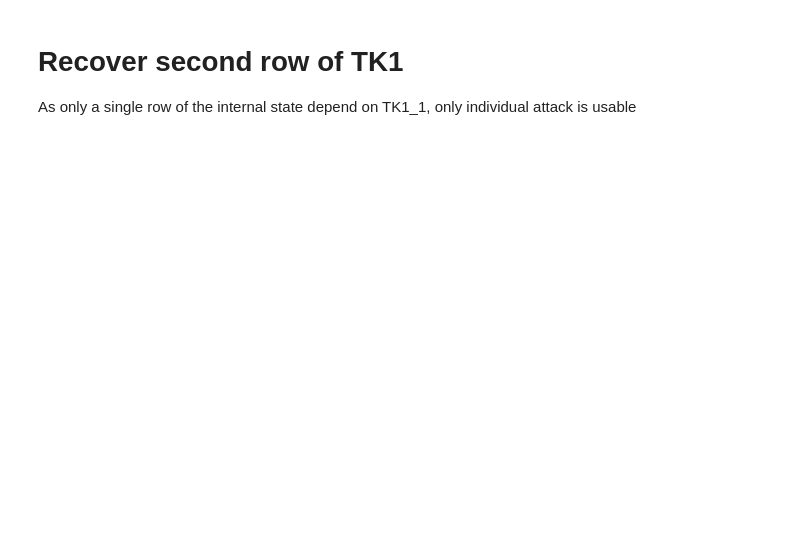
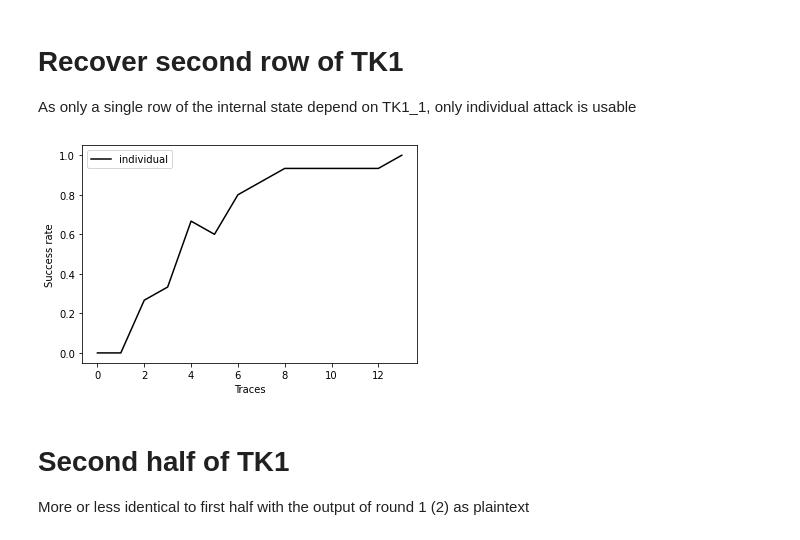
Before and after one commit to mtverraen/skinny-dpa, a Jupyter notebook: TK1-recovery.ipynb, the cells around one changed output. Drawn from its saved outputs; the diff is of its cells as text; code cells hidden in the pictures; blank space fills up the shorter version.

Commit message:
add individual attack against tk11

```diff
--- a/TK1-recovery.ipynb
+++ b/TK1-recovery.ipynb
@@ -69,7 +79,10 @@ Ns=list(range(1,N,1))
 for n in Ns:
     probs=[]
 
-    for key in keys:
+    for i,key in enumerate(keys):
+        clear_text = intermediate_values[i][1]
+        TK1 = intermediate_values[i][2]
+        T = intermediate_values[i][3]
         TK1_0_guess=[]
 
         # Attack TK1 nibble i (first row of TK1)
@@ -93,7 +106,10 @@ Ns=list(range(1,N,1))
 for n in Ns:
     probs=[]
 
-    for key in keys:
+    for i,key in enumerate(keys):
+        clear_text = intermediate_values[i][1]
+        TK1 = intermediate_values[i][2]
+        T = intermediate_values[i][3]
         TK1_0_guess=[]
 
         # Attack TK1 nibble i (first row of TK1)
@@ -117,7 +133,10 @@ Ns=list(range(1,N,1))
 for n in Ns:
     probs=[]
 
-    for key in keys:
+    for i,key in enumerate(keys):
+        clear_text = intermediate_values[i][1]
+        TK1 = intermediate_values[i][2]
+        T = intermediate_values[i][3]
         TK1_0_guess=[]
 
         # Attack TK1 nibble i (first row of TK1)
@@ -147,24 +168,35 @@ helpers.plot_multiple_attacks(simultanous_success_rate_pr_n, majority_vote_succe
 
 As only a single row of the internal state depend on TK1_1, only individual attack is usable
 # %%
-individual_attack_success_rate_pr_n=[]
+individual_attack_success_rate_pr_n_tk11=[]
 Ns=list(range(1,N,1))
 for n in Ns:
     probs=[]
 
-    for key in keys:
+    for i,key in enumerate(keys):
+        clear_text = intermediate_values[i][1]
+        TK1 = intermediate_values[i][2]
+        T = intermediate_values[i][3]
         TK1_0_guess=[]
 
         # Attack TK1 nibble i (first row of TK1)
-        for i in range(5,9,1):
+        for i in range(4,8,1):
             t=T[:n]
             ct=clear_text[:n]
             nibble_guess=dpautils.individual_atk(t,ct,i)
             TK1_0_guess.append(nibble_guess)
 
         #_____SUCCESS/FAIL_________________
-        if(np.array_equal(TK1[0:4],TK1_0_guess)):
+        if(np.array_equal(TK1[4:8],TK1_0_guess)):
             probs.append(1)
         else:
             probs.append(0)
-    individual_attack_success_rate_pr_n.append(np.average(probs))
+    individual_attack_success_rate_pr_n_tk11.append(np.average(probs))
+# %%
+outfile=outfile="TK1-11-recovery-rate-std-"+str(std)+".png"
+helpers.plot_single_attack(individual_attack_success_rate_pr_n_tk11,"individual",outfile)
+# %% [output]
+[figure, added]
+# %% [markdown]
+# Second half of TK1
+More or less identical to first half with the output of round 1 (2) as plaintext
```
Also changed, not shown: parts of 4 cells of this notebook, 4 other files.
